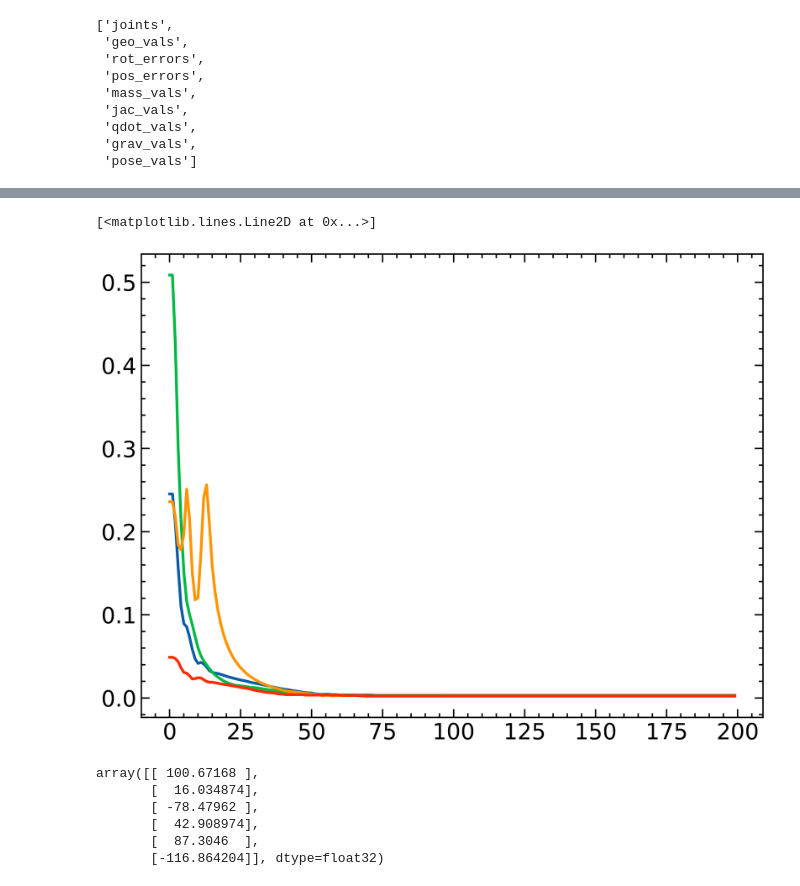
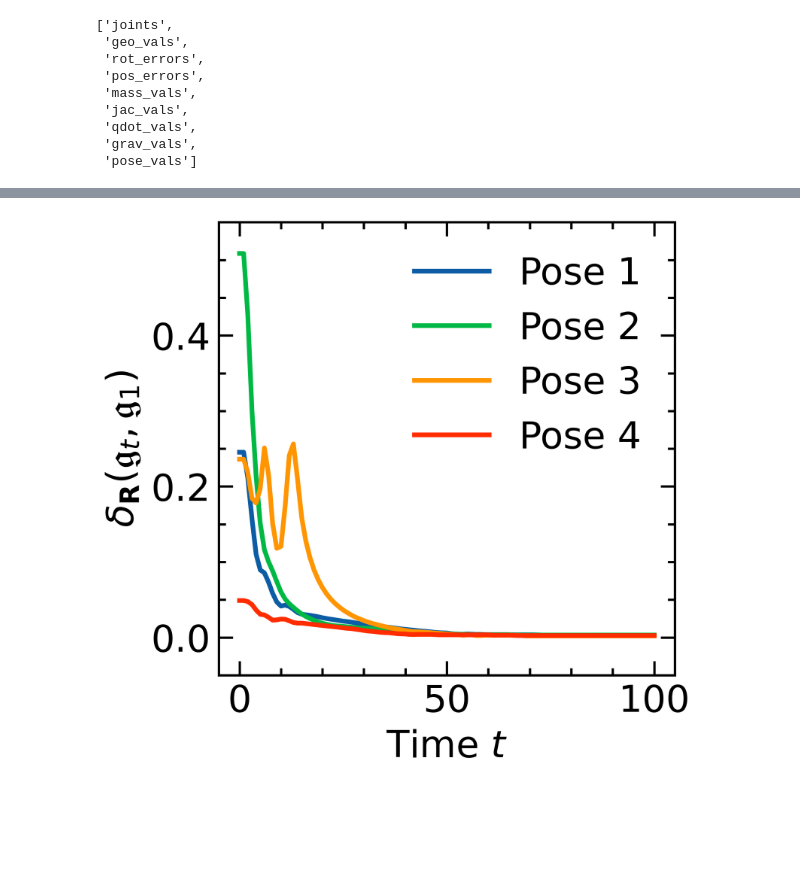
Before and after one commit to ManufacturingInformatics/geo-visual-servo, a Jupyter notebook: notebooks/plot_grabs.ipynb, the cells around one changed output, grey strips where cells are left out. Saved outputs shown, nothing was run; the diff lists cells and outputs as text; code cells hidden in the pictures; blank space fills up the shorter version.

```diff
--- a/notebooks/plot_grabs.ipynb
+++ b/notebooks/plot_grabs.ipynb
@@ -4,6 +4,7 @@ import matplotlib.pyplot as plt
 import scienceplots
 
 plt.style.use(['science', 'notebook'])
+cm = 1/2.54
 # %%
 pose_1 = jnp.load('data/pose_1.npz')
 pose_2 = jnp.load('data/pose_2.npz')
@@ -32,21 +66,19 @@ plt.plot(pose_4['geo_vals'])
 # %%
-plt.figure()
-plt.plot(pose_1['rot_errors'])
-plt.plot(pose_2['rot_errors'])
-plt.plot(pose_3['rot_errors'])
-plt.plot(pose_4['rot_errors'])
+pose_1_rot_errors = pose_1['rot_errors'][0:101]
+pose_2_rot_errors = pose_2['rot_errors'][0:101]
+pose_3_rot_errors = pose_3['rot_errors'][0:101]
+pose_4_rot_errors = pose_4['rot_errors'][0:101]
+
+plt.figure(figsize=(8.89*cm,8.89*cm), dpi=500)
+plt.ylim([-0.05, 0.55])
+plt.xlabel('Time $t$')
+plt.ylabel('$\delta_\mathbf{R}(\mathfrak{g}_t, \mathfrak{g}_1)$')
+plt.plot(pose_1_rot_errors)
+plt.plot(pose_2_rot_errors)
+plt.plot(pose_3_rot_errors)
+plt.plot(pose_4_rot_errors)
+plt.legend(['Pose 1', 'Pose 2', 'Pose 3', 'Pose 4'])
+# plt.savefig('rot_error.png', dpi=500)
+plt.show()
 # %% [output]
-[<matplotlib.lines.Line2D at 0x...>]
-[figure, old version]
+[figure, new version]
-# %%
-def rad2deg(arr):
-    return (arr*180)/jnp.pi
-
-rad2deg(pose_1['joints'][0])
-# %% [output]
-array([[ 100.67168 ],
-       [  16.034874],
-       [ -78.47962 ],
-       [  42.908974],
-       [  87.3046  ],
-       [-116.864204]], dtype=float32)
```
Also changed, not shown: parts of 6 cells of this notebook, 6 other files.
